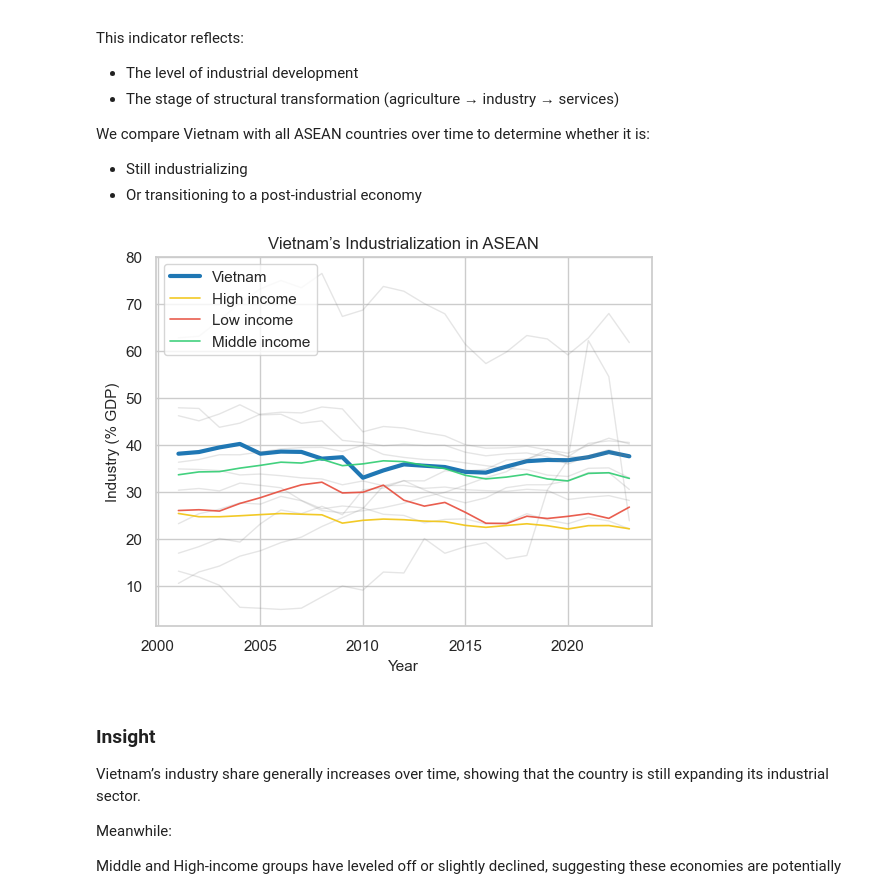
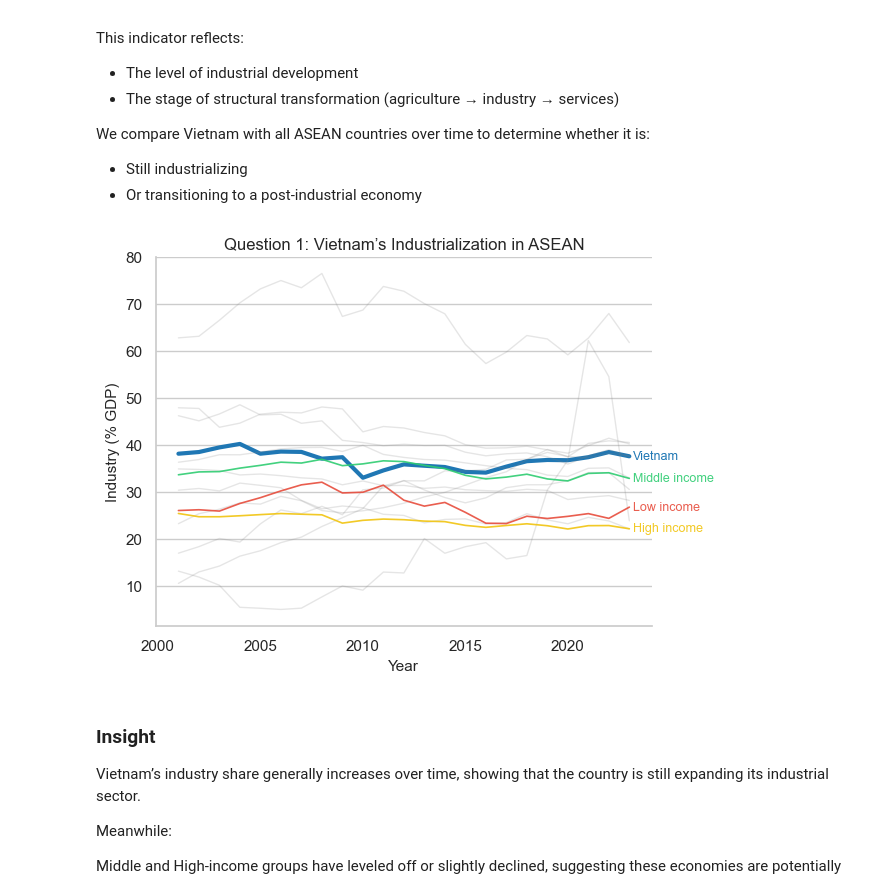
Before and after one commit to thloc1212/DV_LAB2, a Jupyter notebook: merged/merge.ipynb, the cells around one changed output. Cells and saved outputs as stored; diff of their text form; code cells hidden in the pictures.

```diff
--- a/merged/merge.ipynb
+++ b/merged/merge.ipynb
@@ -445,45 +445,56 @@ We compare Vietnam with all ASEAN countries over time to determine whether it is
 plt.figure()
 
 for country in asean_countries_and_income:
     subset = df_asean_industry[df_asean_industry["Country"] == country]
     if subset.empty:
         continue
 
     country_key = HIGHLIGHT_ALT_NAMES.get(country, country)
 
-    # Default style for ASEAN countries
+    # Default style
     color = "gray"
     linewidth = 1.0
     alpha = 0.2
     label = None
 
     if country in asean_income_groups:
         color = income_colors.get(country, "black")
         linewidth = 1.2
         alpha = 0.9
         label = country
     elif country == "Vietnam":
         color = palette_countries.get(country_key, "black")
         linewidth = 3
         alpha = 1.0
         label = "Vietnam"
 
-    plt.plot(
-        subset["Year"],
-        subset["Industry (% GDP)"],
-        color=color,
-        linewidth=linewidth,
-        alpha=alpha,
-        label=label,
-    )
+    x = subset["Year"]
+    y = subset["Industry (% GDP)"]
+
+    plt.plot(x, y, color=color, linewidth=linewidth, alpha=alpha)
+
+    if label is not None:
+        plt.text(
+            x.iloc[-1] + 0.2,   # dịch nhẹ sang phải
+            y.iloc[-1],
+            label,
+            fontsize=9,
+            color=color,
+            alpha=alpha,
+            va="center"
+        )
 
 plt.xlabel("Year")
 plt.ylabel("Industry (% GDP)")
-plt.title("Vietnam’s Industrialization in ASEAN")
-plt.legend()
+plt.title("Question 1: Vietnam’s Industrialization in ASEAN")
+plt.grid(axis='x', visible=False)
+ax = plt.gca()
+ax.spines['right'].set_visible(False)
+ax.spines['top'].set_visible(False)
+
 plt.show()
 # %% [output]
-[figure, old version]
+[figure, new version]
 # %% [markdown]
 ### Insight
 
```
Also changed, not shown: parts of 29 cells of this notebook.
